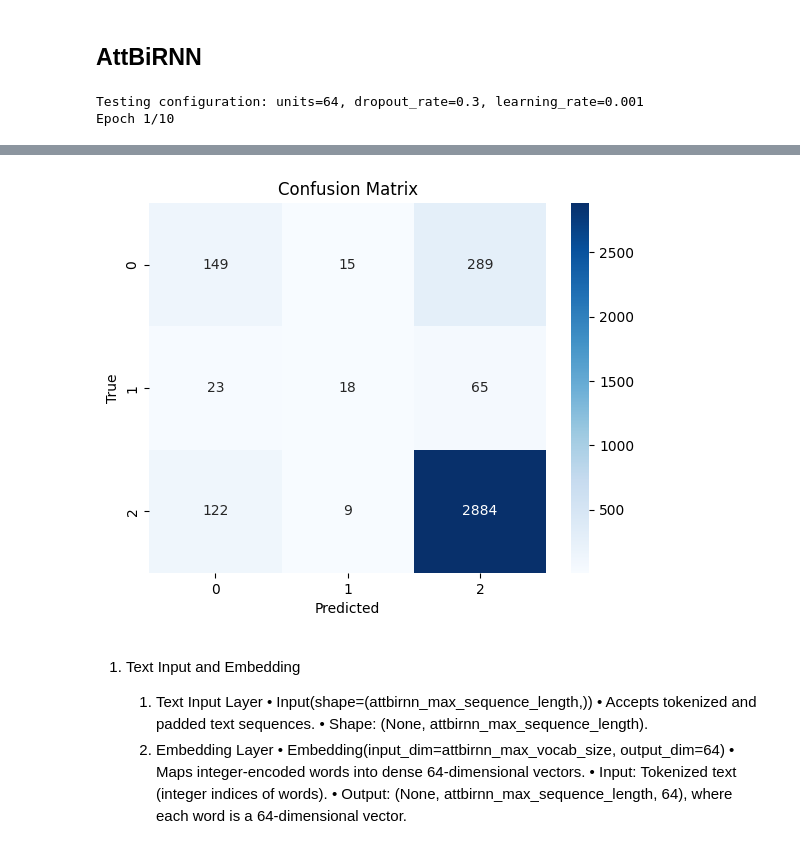
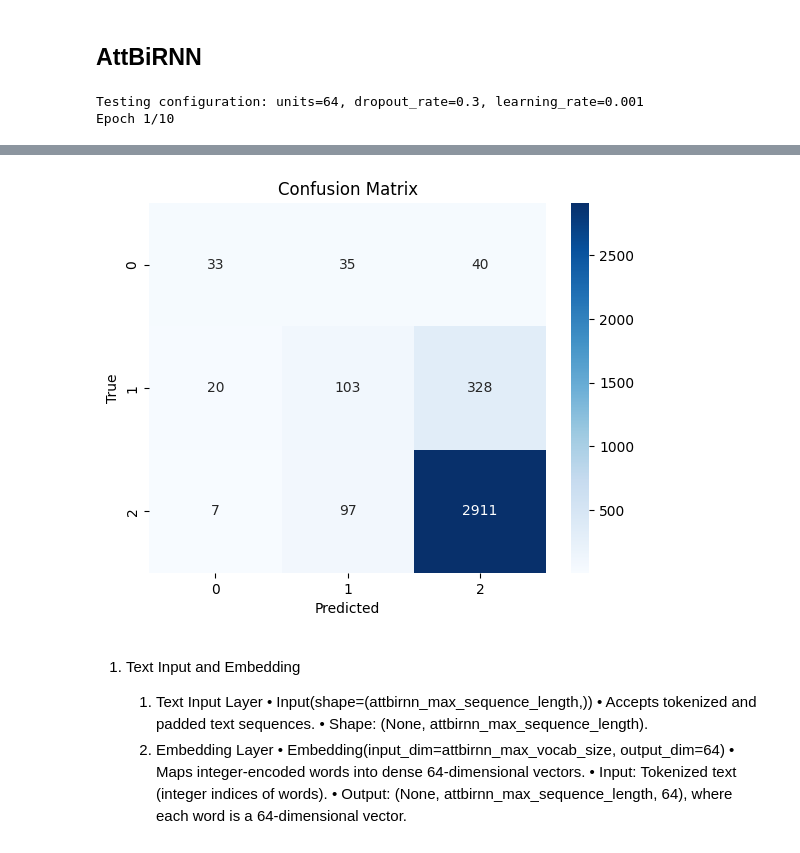
Before and after one commit to mn42899/data_scienceii, a Jupyter notebook: dsii-final-michael.ipynb, the cells around one changed output, grey strips where cells are left out. Saved outputs shown, nothing was run; the diff lists cells and outputs as text; code cells hidden in the pictures.

```diff
--- a/dsii-final-michael.ipynb
+++ b/dsii-final-michael.ipynb
@@ -607,15 +607,18 @@ import numpy as np
 df = df.dropna(subset=['text', 'stars', 'approval_rating', 'user_reputation', 'reply_count', 'best_score'])  # Ensure no missing values
 df = df[df['stars'].between(0, 5)]  # Ensure stars are within valid range
 
-# Map stars to sentiment
+# Map stars to sentiment, with 0 stars as neutral
 def map_star_to_sentiment(stars):
-    if stars <= 2:
+    if stars == 0:  # Mark 0 stars as neutral
+        return "neutral"
+    elif stars <= 2:  # 1 and 2 stars as negative
         return "negative"
-    elif stars == 3:
+    elif stars == 3:  # 3 stars as neutral
         return "neutral"
-    else:  # 4 or 5 stars
+    else:  # 4 or 5 stars as positive
         return "positive"
 
+# Apply the updated function
 df['sentiment'] = df['stars'].apply(map_star_to_sentiment)
 
 # Encode sentiment labels as integers
@@ -650,11 +653,13 @@ df = df[df['stars'].between(0, 5)]  # Ensure stars are within valid range
 
 # Map stars to sentiment
 def map_star_to_sentiment(stars):
-    if stars <= 2:
+    if stars == 0:  # Mark 0 stars as neutral
+        return "neutral"
+    elif stars <= 2:  # 1 and 2 stars as negative
         return "negative"
-    elif stars == 3:
+    elif stars == 3:  # 3 stars as neutral
         return "neutral"
-    else:  # 4 or 5 stars
+    else:  # 4 or 5 stars as positive
         return "positive"
 
 df['sentiment_classifier'] = df['stars'].apply(map_star_to_sentiment)
@@ -837,11 +842,13 @@ bidir_df = df.dropna(subset=['text', 'stars', 'approval_rating', 'user_reputatio
 bidir_df = bidir_df[bidir_df['stars'].between(0, 5)]
 
 def map_star_to_sentiment(stars):
-    if stars <= 2:
+    if stars == 0:  # Mark 0 stars as neutral
+        return "neutral"
+    elif stars <= 2:  # 1 and 2 stars as negative
         return "negative"
-    elif stars == 3:
+    elif stars == 3:  # 3 stars as neutral
         return "neutral"
-    else:
+    else:  # 4 or 5 stars as positive
         return "positive"
 
 bidir_df['sentiment'] = bidir_df['stars'].apply(map_star_to_sentiment)
@@ -1134,11 +1141,13 @@ attbirnn_df = df.dropna(subset=['text', 'stars', 'approval_rating', 'user_reputa
 attbirnn_df = attbirnn_df[attbirnn_df['stars'].between(0, 5)]
 
 def map_star_to_sentiment(stars):
-    if stars <= 2:
+    if stars == 0:  # Mark 0 stars as neutral
+        return "neutral"
+    elif stars <= 2:  # 1 and 2 stars as negative
         return "negative"
-    elif stars == 3:
+    elif stars == 3:  # 3 stars as neutral
         return "neutral"
-    else:
+    else:  # 4 or 5 stars as positive
         return "positive"
 
 attbirnn_df['sentiment'] = attbirnn_df['stars'].apply(map_star_to_sentiment)
@@ -1313,4 +1322,4 @@ weighted avg       0.83      0.85      0.84      3574
-[figure, old version]
+[figure, new version]
 # %% [markdown]
 1. Text Input and Embedding
 	1.	Text Input Layer
```
Also changed, not shown: parts of 12 cells of this notebook.
